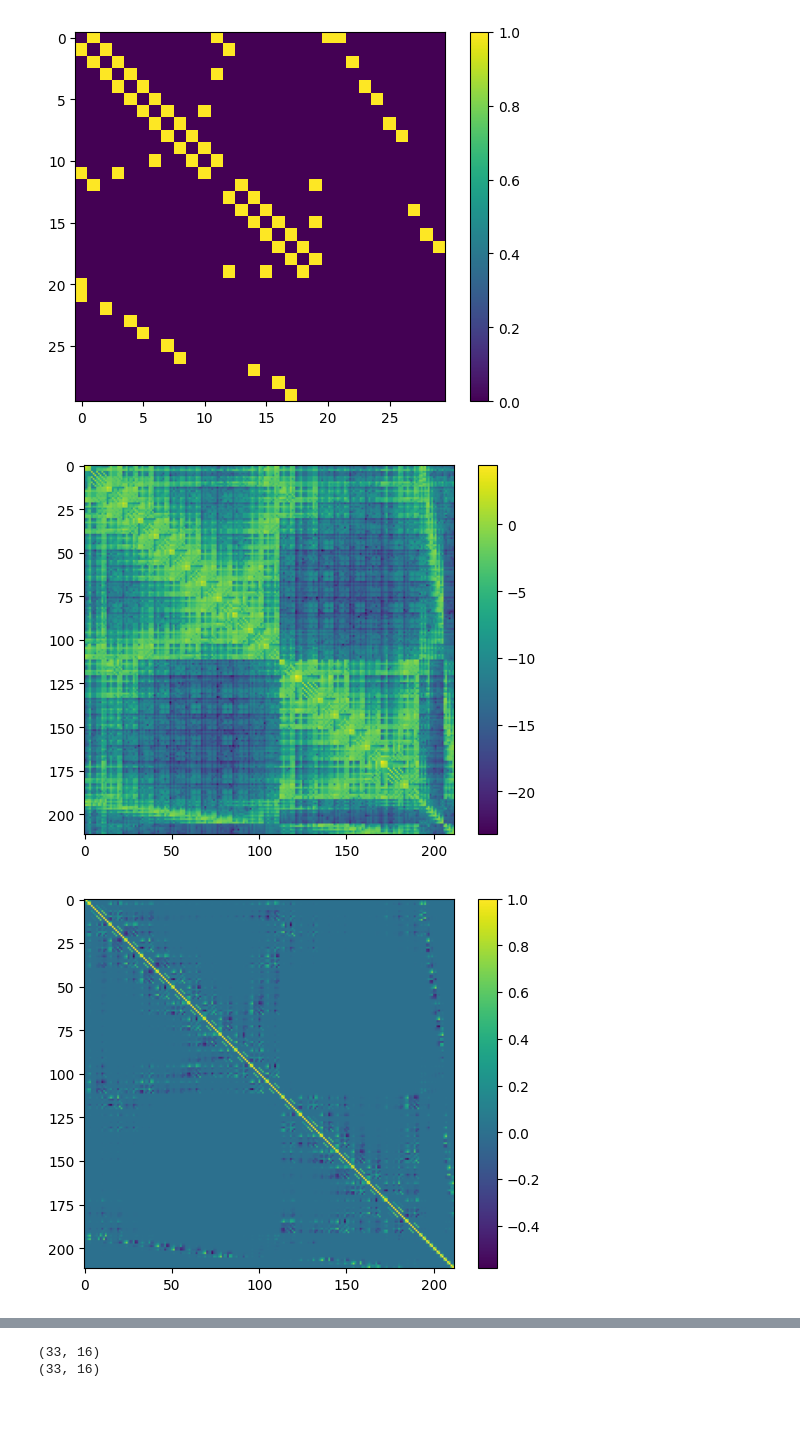
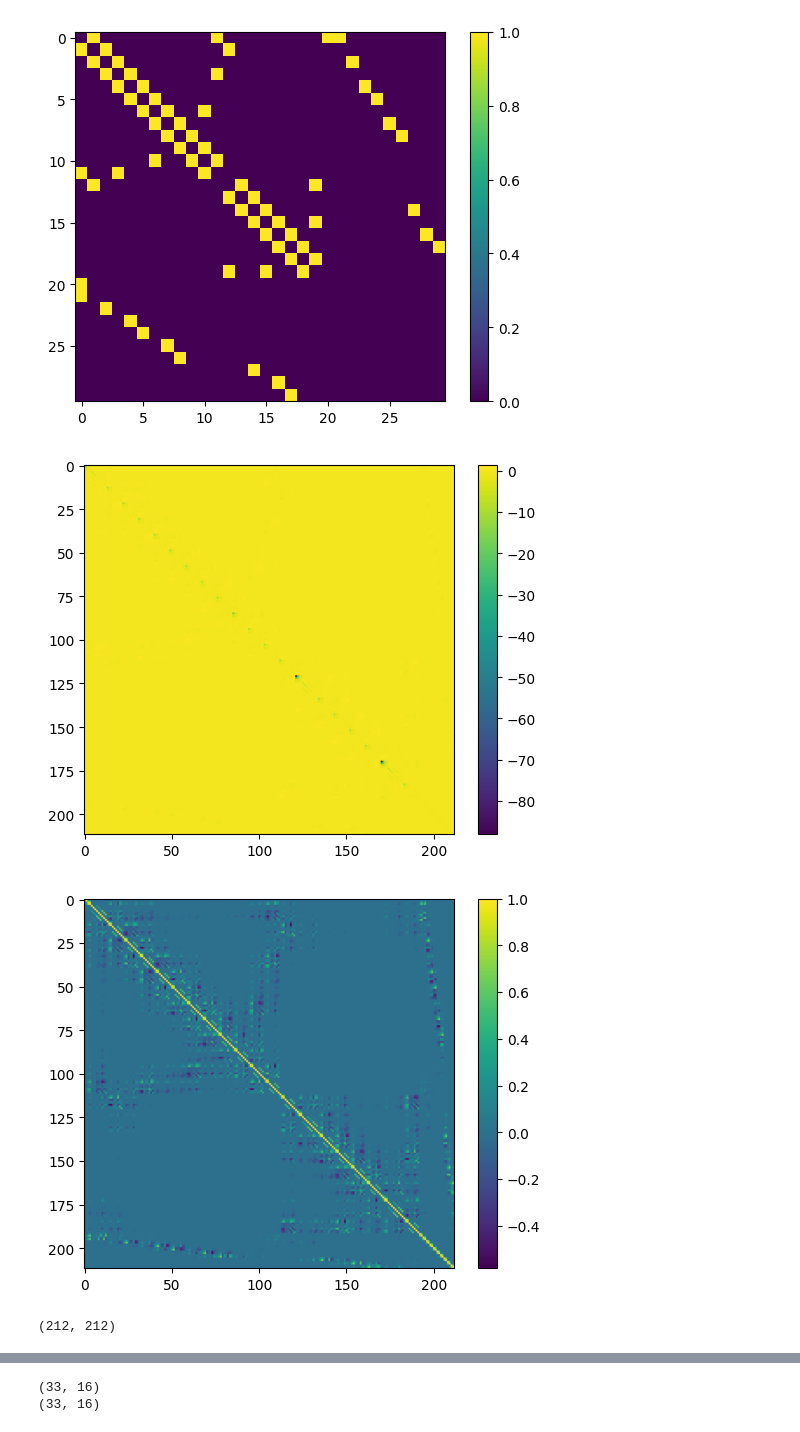
Before and after one commit to STOKES-DOT/deeph_mol, a Jupyter notebook: module_nn/module_test.ipynb, the cells around one changed output, grey strips where cells are left out. Cells and saved outputs as stored; diff of their text form; code cells hidden in the pictures.

```diff
--- a/module_nn/module_test.ipynb
+++ b/module_nn/module_test.ipynb
@@ -76,15 +76,19 @@ plt.colorbar()
 <matplotlib.colorbar.Colorbar at 0x...>
 [figure]
 # %%
-plt.imshow(np.log(np.abs(Hamiltonian_matrix.toarray())))
+plt.imshow(Hamiltonian_matrix.toarray())
 plt.colorbar()
 plt.show()
 plt.imshow(Overlap_matrix.toarray())
 plt.colorbar()
 plt.show()
+
+
+print(Overlap_matrix.toarray().shape)
 # %% [output]
-[figure, old version]
+[figure, new version]
 [figure]
+(212, 212)
 # %%
 mol2 = '/Users/jiaoyuan/Documents/GitHub/deeph_dft_molecules/deeph_mol/dataset/mol/1.mol2'
 torch.manual_seed(42)
```
Also changed, not shown: parts of 3 cells of this notebook, 6 other files.
